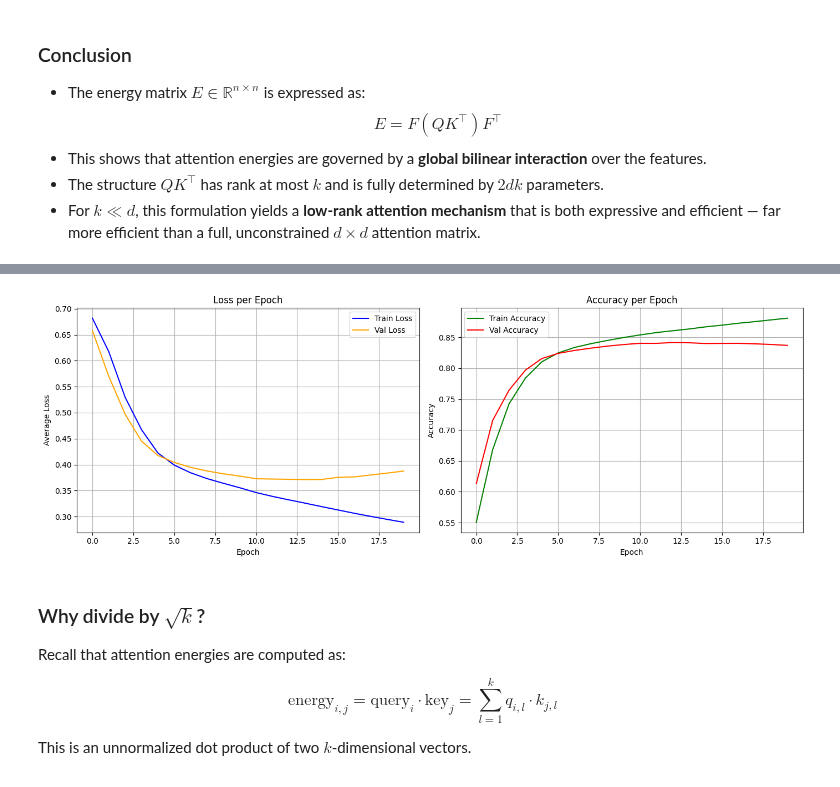
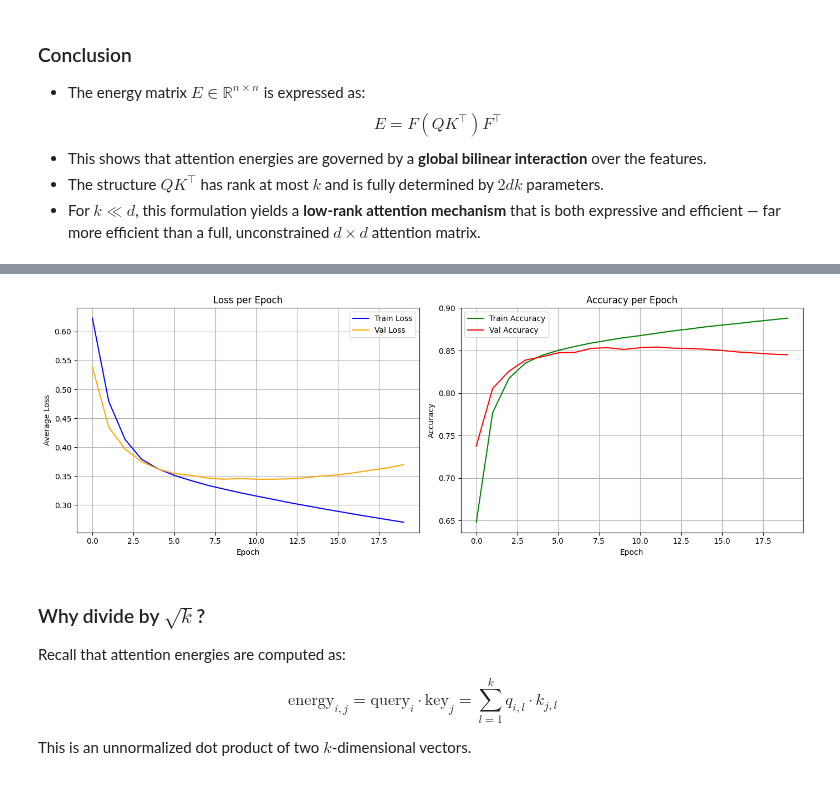
Before and after one commit to roguxivlo/Machine-Learning-2024, a Jupyter notebook: Lab13-towards-self-attention.ipynb, the cells around one changed output, grey strips where cells are left out. Saved outputs shown, nothing was run; the diff lists cells and outputs as text; code cells hidden in the pictures.

Commit message:
for 200k training selfatt > att

```diff
--- a/Lab13-towards-self-attention.ipynb
+++ b/Lab13-towards-self-attention.ipynb
@@ -64,7 +64,7 @@ MAX_LEN = 128
 # Load Yelp Polarity dataset from Hugging Face (one-time use)
 raw = load_dataset("yelp_polarity")
 
-N_TRAIN = 100_000
+N_TRAIN = 200_000
 N_TEST = 20_000   # VAL + TEST sets
 
 train_raw = raw["train"].shuffle(seed=42).select(range(N_TRAIN))
@@ -254,7 +249,7 @@ import torch.nn.functional as F
 device = torch.device("cuda" if torch.cuda.is_available() else "cpu")
 print(f"Working on {device}")
 
-def train_model(net, train_loader, val_loader, epochs=1000, lr=0.001, log_every=10):
+def train_model(net, train_loader, val_loader, epochs=1000, lr=0.001, log_every=1):
     print(f"Working on {device}")
     net = net.to(device)
     optimizer = torch.optim.Adam(net.parameters(), lr=lr)
@@ -725,7 +733,7 @@ So although $Q K^\top$ is a $d \times d$ matrix, it has **rank at most $k$**, an
 embed_cnt = 16          # word embedding dimension
 pos_cnt = 16            # positional encoding dimension
 feature_cnt = 16        # total feature dimension (d)
-k = 8                   # query/key dimension (low-rank)
+k = 16                  # query/key dimension (low-rank)
 
 vocab_len = max(vocab.values()) + 1  # maximal value (index) of a token
 
@@ -781,4 +802,4 @@ Elapsed time: 168.48 seconds
-[figure, old version]
+[figure, new version]
 # %% [markdown]
 ### Why divide by $\sqrt{k}$?
 
```
Also changed, not shown: parts of 5 cells of this notebook.
